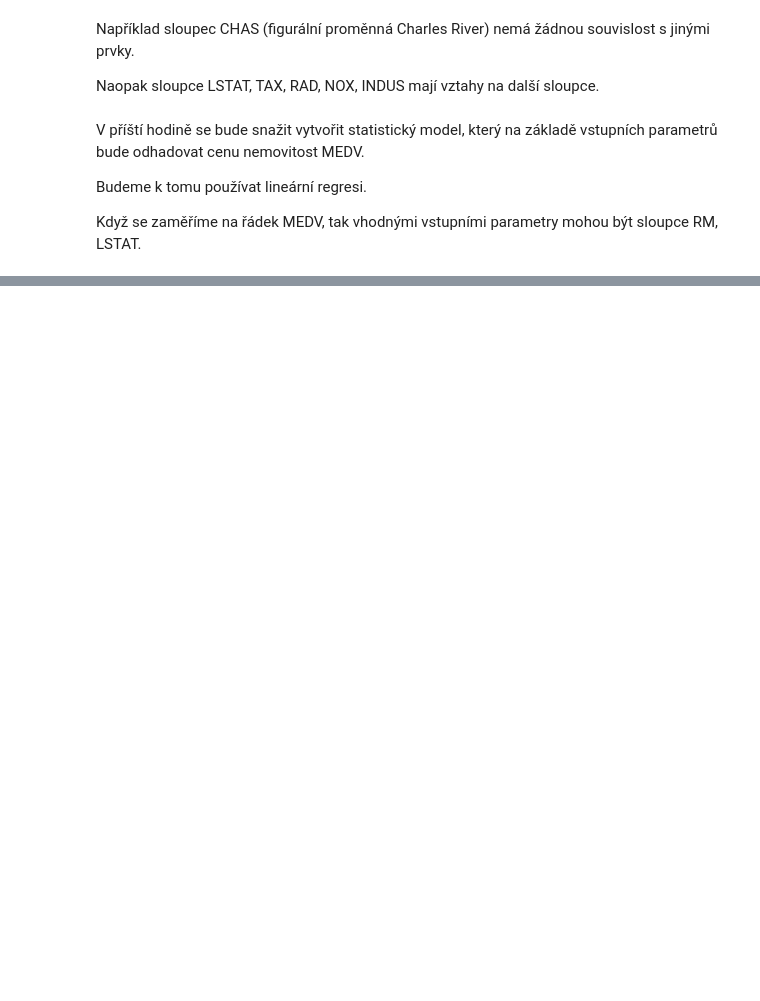
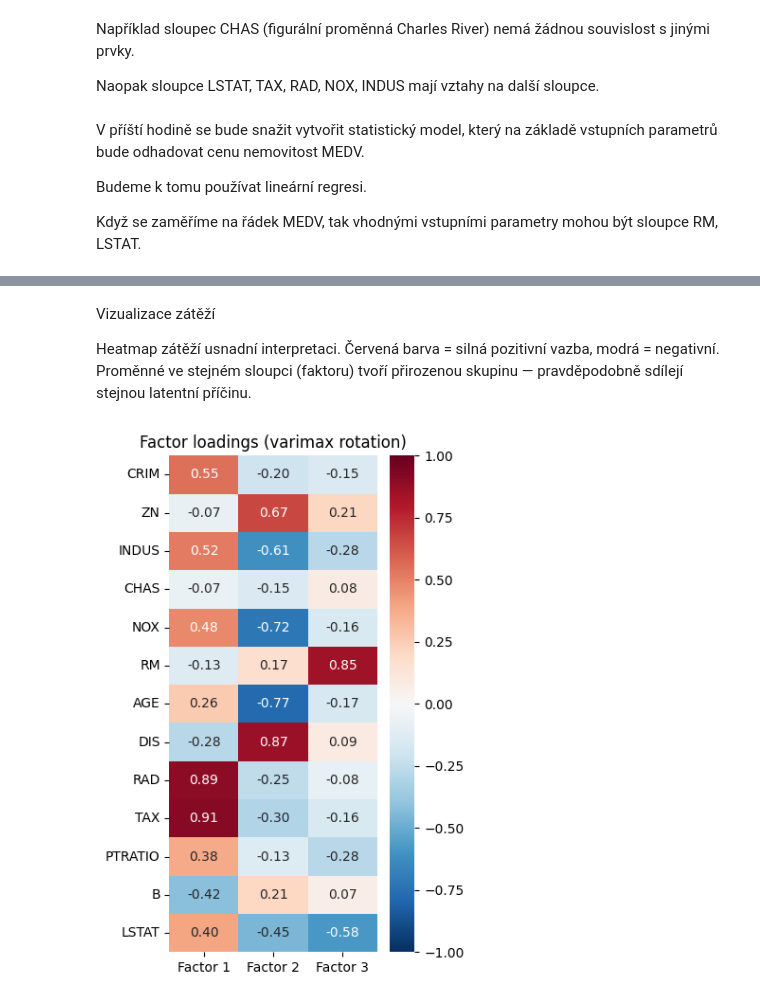
Before and after one commit to Pozdilek-Martin/BMLAI, a Jupyter notebook: 02_Dataset/02_C_analyza_data.ipynb, the cells around one changed output, grey strips where cells are left out. Cells and saved outputs as stored; diff of their text form; code cells hidden in the pictures; blank space fills up the shorter version.

```diff
--- a/02_Dataset/02_C_analyza_data.ipynb
+++ b/02_Dataset/02_C_analyza_data.ipynb
@@ -239,0 +535,12 @@ sns.histplot(data['LSTAT_STD'],ax=ax2, kde=True)
+# %%
+from sklearn.decomposition import FactorAnalysis
+
+fa = FactorAnalysis(n_components=n_factors, rotation="varimax")
+fa.fit(X_scaled)
+
+loadings = pd.DataFrame(
+    fa.components_.T,
+    index=X_scaled.columns,
+    columns=[f"Factor {i + 1}" for i in range(n_factors)]
+)
+loadings.round(2)
@@ -239,0 +562,12 @@ sns.histplot(data['LSTAT_STD'],ax=ax2, kde=True)
+# %% [markdown]
+Vizualizace zátěží
+
+Heatmap zátěží usnadní interpretaci. Červená barva = silná pozitivní vazba, modrá = negativní. Proměnné ve stejném sloupci (faktoru) tvoří přirozenou skupinu — pravděpodobně sdílejí stejnou latentní příčinu.
+# %%
+plt.figure(figsize=(4, 6))
+sns.heatmap(loadings, annot=True, fmt=".2f", cmap="RdBu_r", center=0, vmin=-1, vmax=1)
+plt.title("Factor loadings (varimax rotation)")
+plt.tight_layout()
+plt.show()
+# %% [output]
+[figure, added]
```
Also changed, not shown: parts of 66 cells of this notebook, 3 other files.
